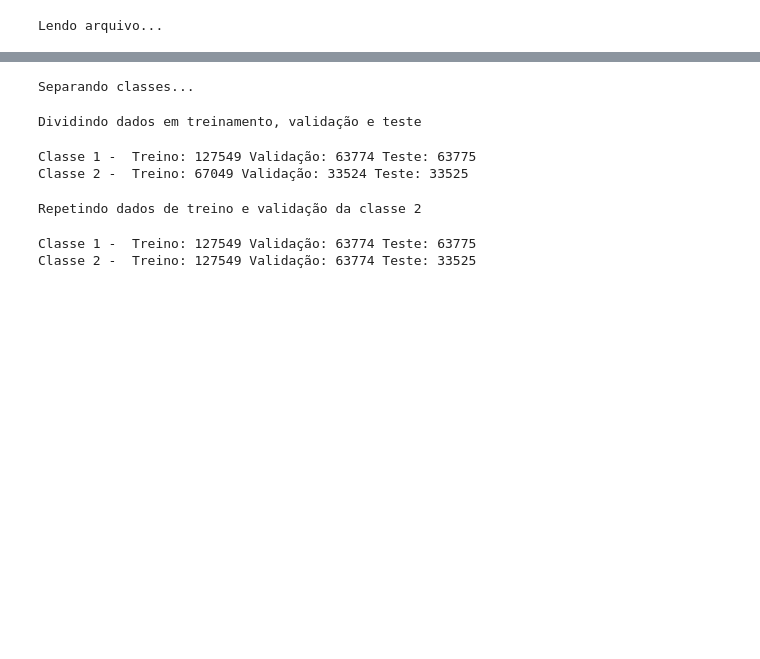
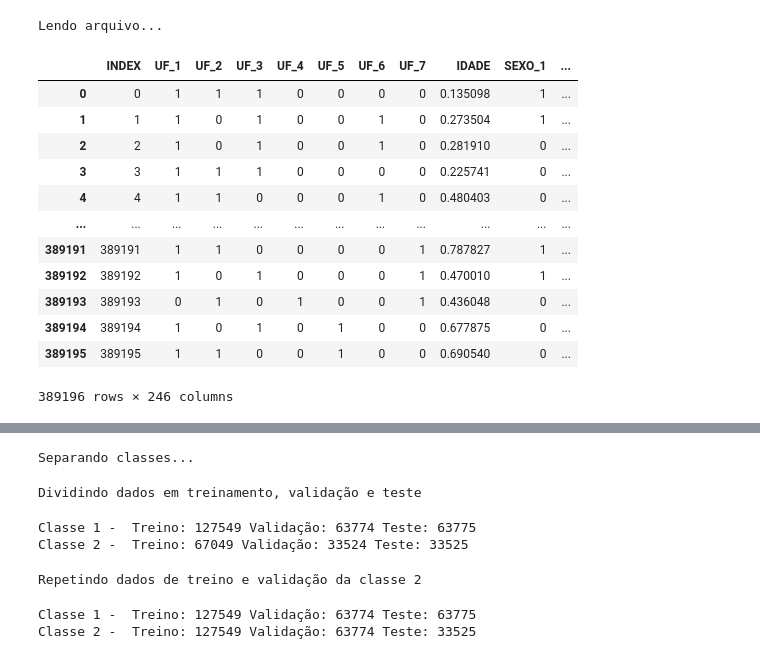
Before and after one commit to LucasThierry/Neural-Networks-21.1, a Jupyter notebook: Projeto.ipynb, the cells around one changed output, grey strips where cells are left out. Drawn from its saved outputs; the diff is of its cells as text; code cells hidden in the pictures; blank space fills up the shorter version.

```diff
--- a/Projeto.ipynb
+++ b/Projeto.ipynb
@@ -37,3 +34,19 @@ print("Lendo arquivo...")
 dataset = pd.read_csv(name_file)
 # %% [output]
 Lendo arquivo...
+# %%
+dataset
+# %% [output]
+|  | INDEX | UF_1 | UF_2 | UF_3 | UF_4 | UF_5 | UF_6 | UF_7 | IDADE | SEXO_1 | ... |
+| 0 | 0 | 1 | 1 | 1 | 0 | 0 | 0 | 0 | 0.135098 | 1 | ... |
+| 1 | 1 | 1 | 0 | 1 | 0 | 0 | 1 | 0 | 0.273504 | 1 | ... |
+| 2 | 2 | 1 | 0 | 1 | 0 | 0 | 1 | 0 | 0.281910 | 0 | ... |
+| 3 | 3 | 1 | 1 | 1 | 0 | 0 | 0 | 0 | 0.225741 | 0 | ... |
+| 4 | 4 | 1 | 1 | 0 | 0 | 0 | 1 | 0 | 0.480403 | 0 | ... |
+| ... | ... | ... | ... | ... | ... | ... | ... | ... | ... | ... | ... |
+| 389191 | 389191 | 1 | 1 | 0 | 0 | 0 | 0 | 1 | 0.787827 | 1 | ... |
+| 389192 | 389192 | 1 | 0 | 1 | 0 | 0 | 0 | 1 | 0.470010 | 1 | ... |
+| 389193 | 389193 | 0 | 1 | 0 | 1 | 0 | 0 | 1 | 0.436048 | 0 | ... |
+| 389194 | 389194 | 1 | 0 | 1 | 0 | 1 | 0 | 0 | 0.677875 | 0 | ... |
+| 389195 | 389195 | 1 | 1 | 0 | 0 | 1 | 0 | 0 | 0.690540 | 0 | ... |
+389196 rows × 246 columns
```
Also changed, not shown: parts of 27 cells of this notebook.
